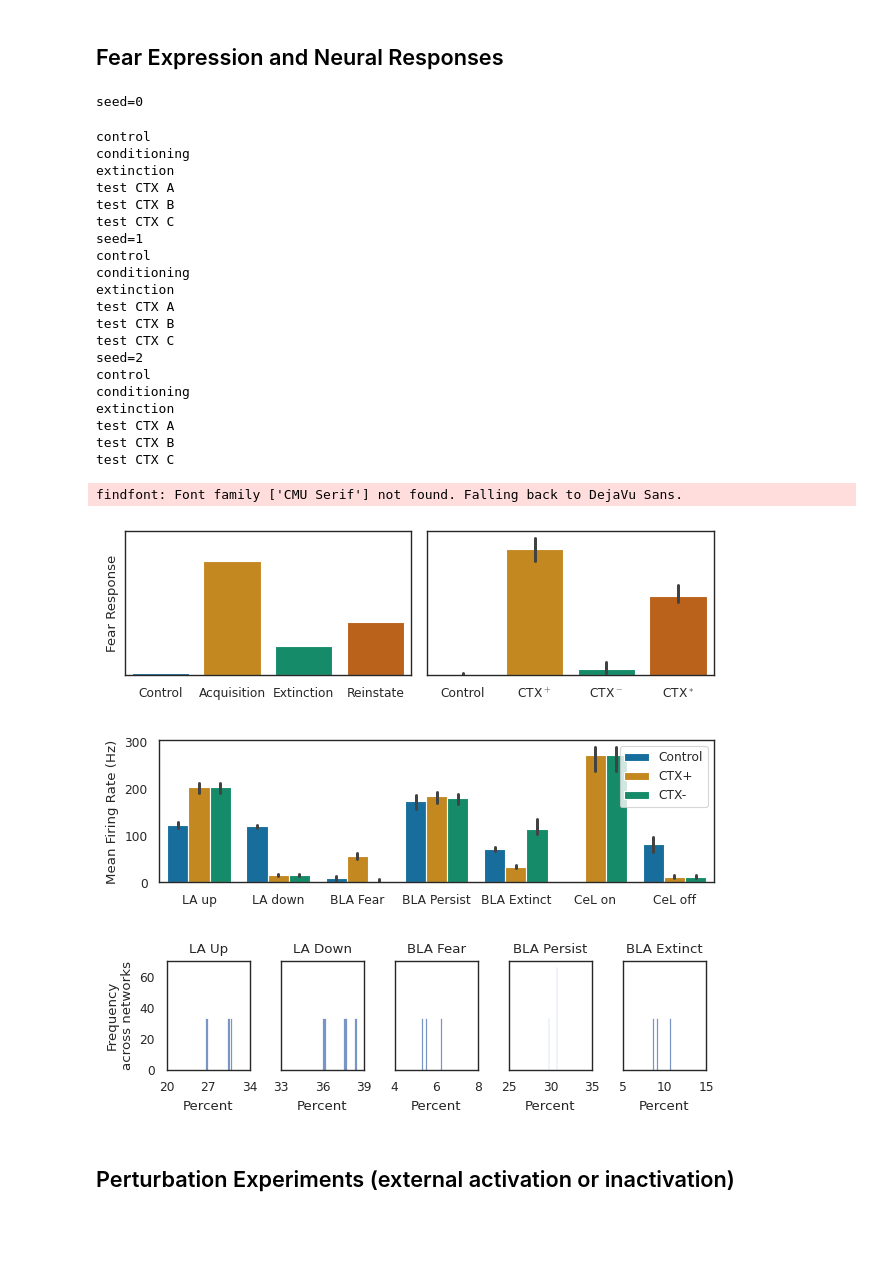
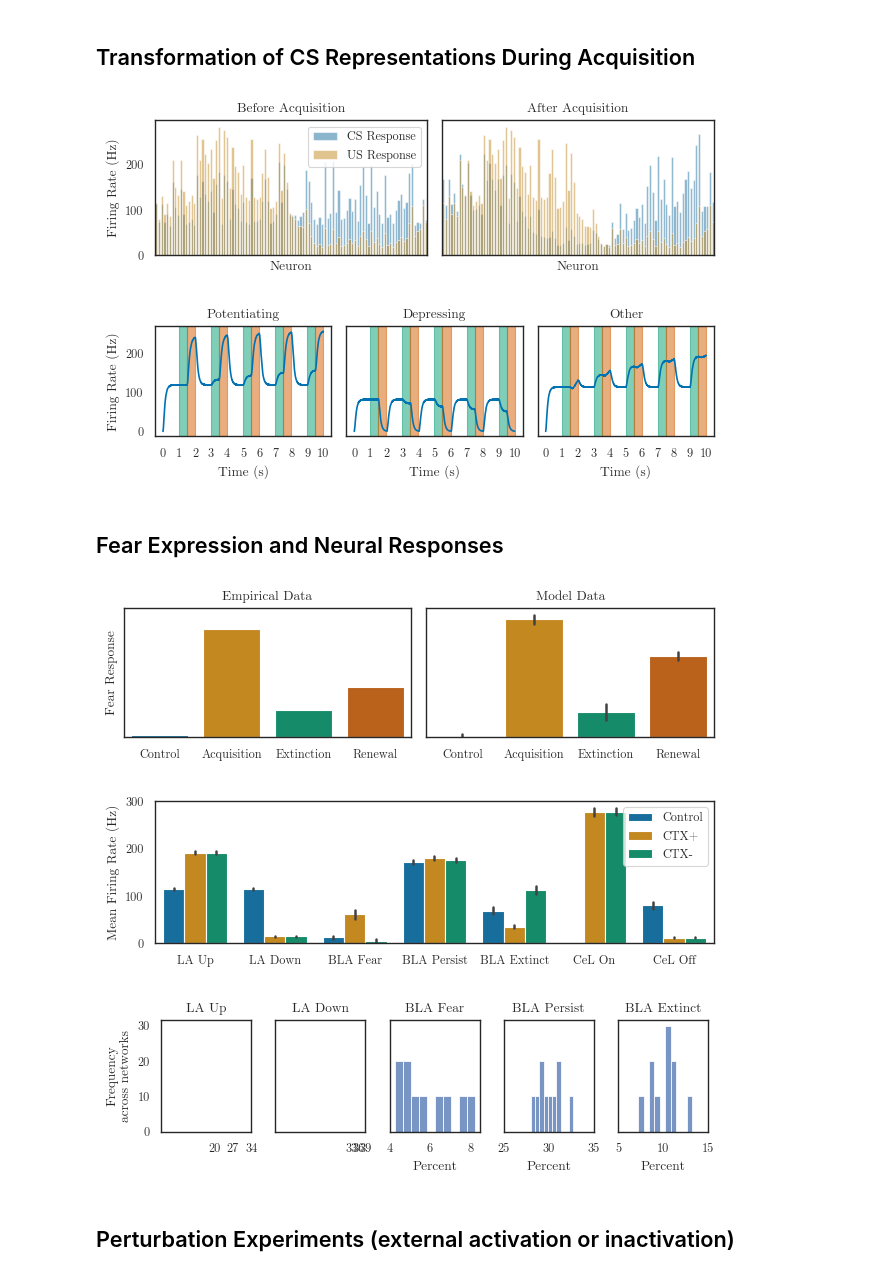
Before and after one commit to psipeter/amygdala, a Jupyter notebook: experiments.ipynb, the cells around one changed output. Cells and saved outputs as stored; diff of their text form; code cells hidden in the pictures; blank space fills up the shorter version.

```diff
--- a/experiments.ipynb
+++ b/experiments.ipynb
@@ -69,6 +67,7 @@ def build_network(
         lr3 = 1e-5,
         T_BLA_CS=0.25,
         T_BLA_CTX=0.75,
+        T_BLA_US=1.0,
     ):
 
     rng = np.random.RandomState(seed=seed)
@@ -128,6 +127,7 @@ def build_network(
         nengo.Connection(LA_pyr, BLA_pyr[:2])  # communicate [CS, US]
         nengo.Connection(BLA_pyr[:2], BLA_inh)  # communicate [CS,US]
         nengo.Connection(BLA_pyr[0], CeM, transform=T_BLA_CS)  # CS response added to total fear response
+        nengo.Connection(BLA_pyr[1], CeM, transform=T_BLA_US)  # US response added to total fear response
         nengo.Connection(BLA_pyr[2], CeM, transform=T_BLA_CTX)  # CTX response added to total fear response
         # learned connections
         conditioning = nengo.Connection(external_CS, LA_pyr[0], function=lambda x: 0, learning_rule_type=nengo.PES(lr1))
@@ -201,0 +388,2 @@ def build_network(
+# %% [markdown]
+## Transformation of CS Representations During Acquisition
@@ -202,3 +503,8 @@ def build_network(
+# %%
+changing_CS_representation(seeds=1, nCond=5, nNeurons=50, load=True)
+# %% [output]
+[figure, added]
+[figure, added]
 # %% [markdown]
 ## Fear Expression and Neural Responses
 # %%
@@ -423,31 +727,9 @@ def fear_expression_neural_responses(
 # %%
-fear_expression_neural_responses(seeds=3, plot=False, load=False)
+fear_expression_neural_responses(seeds=10, plot=False, load=True)
 # %% [output]
-seed=0
-control
-conditioning
-extinction
-test CTX A
-test CTX B
-test CTX C
-seed=1
-control
-conditioning
-extinction
-test CTX A
-test CTX B
-test CTX C
-seed=2
-control
-conditioning
-extinction
-test CTX A
-test CTX B
-test CTX C
-findfont: Font family ['CMU Serif'] not found. Falling back to DejaVu Sans.
-[figure, old version]
+[figure, new version]
-[figure, old version]
+[figure, new version]
-[figure, old version]
+[figure, new version]
 # %% [markdown]
 ## Perturbation Experiments (external activation or inactivation)
 # %%
```
Also changed, not shown: parts of 27 cells of this notebook, 3 other files.
